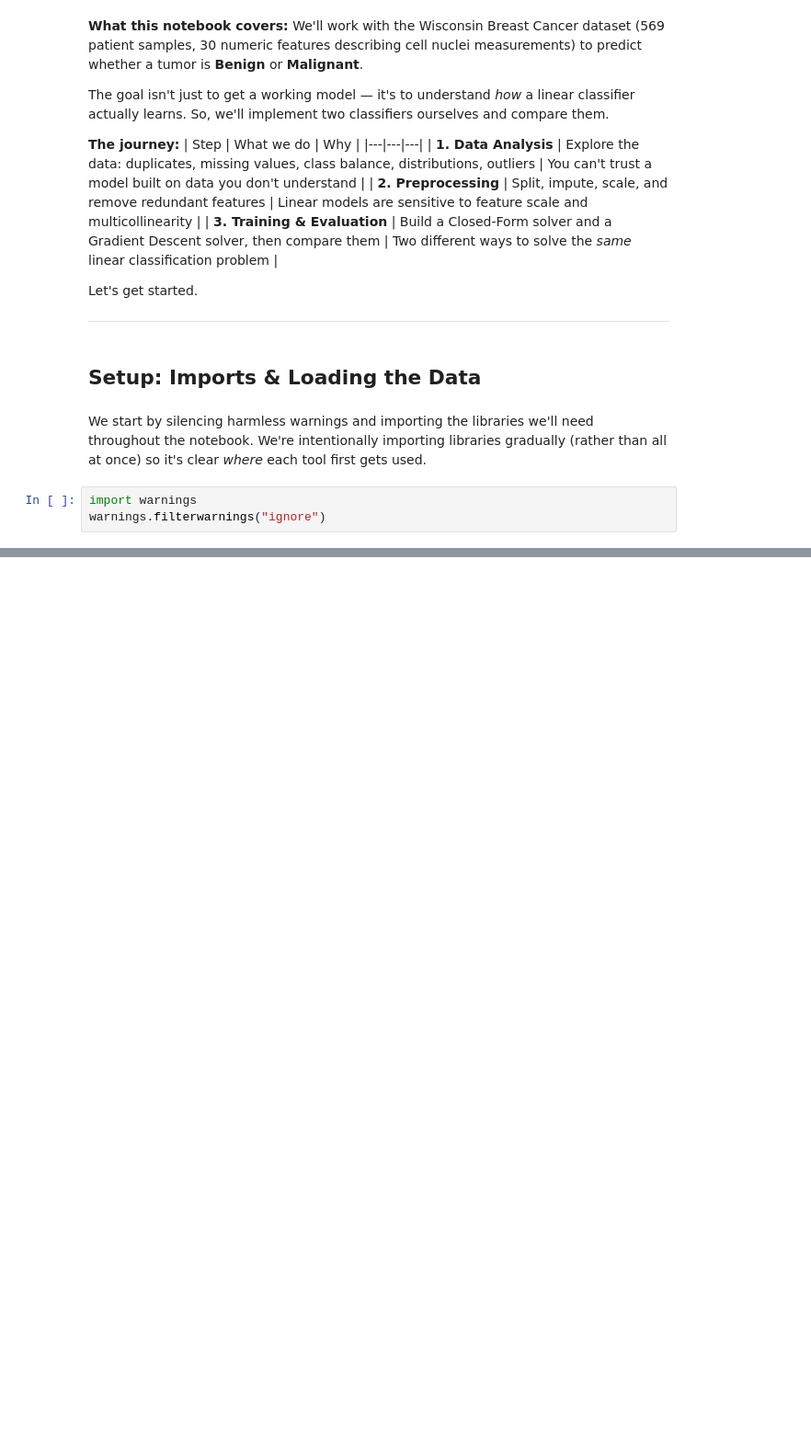
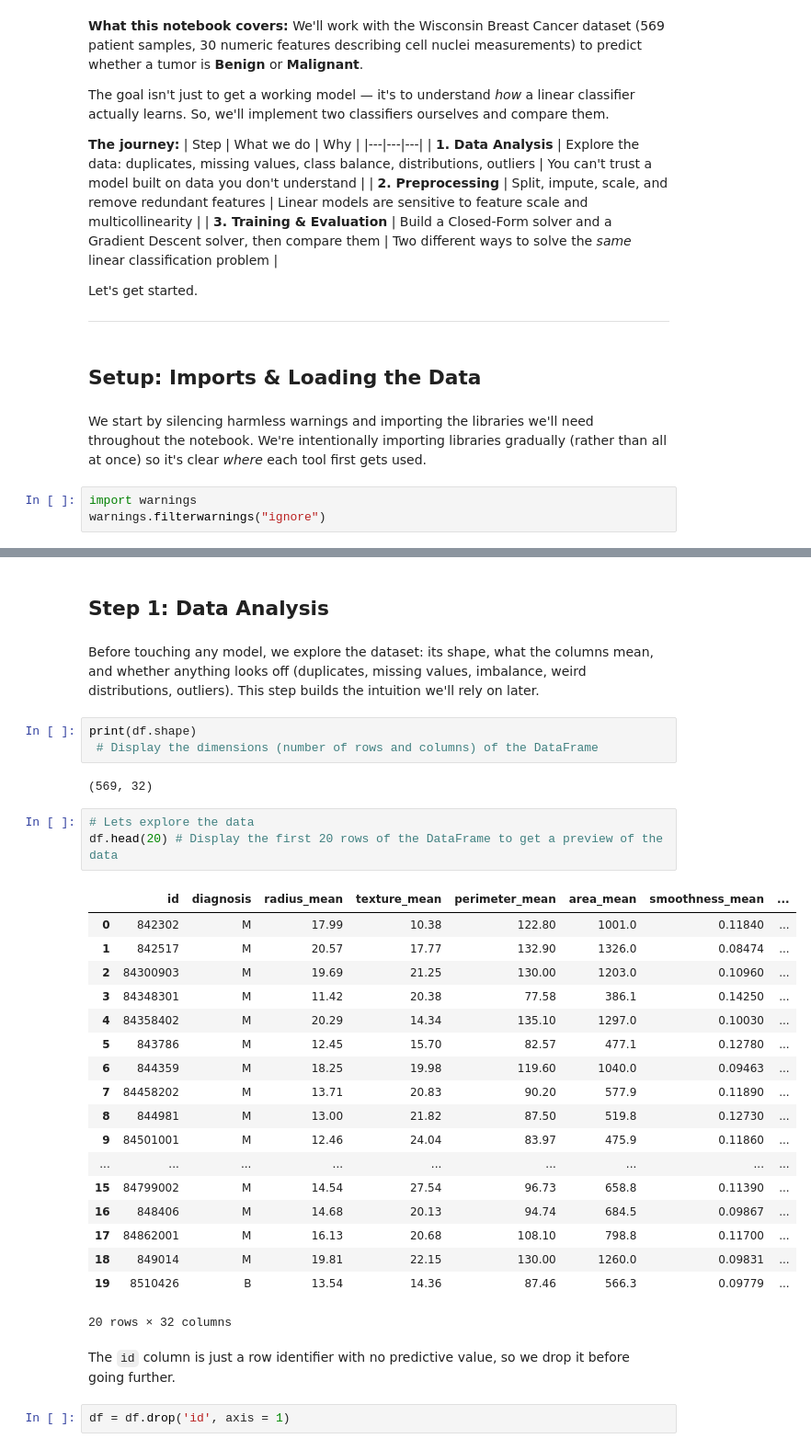
Before and after one commit to swayambhu2010/Python-Visibility, a Jupyter notebook: Data analysis, pre-processing and visualization/Week_1_v_0_0.ipynb, the cells around one changed output, grey strips where cells are left out. Shown at 92% size. Cells and saved outputs as stored; diff of their text form; blank space fills up the shorter version.

```diff
--- a/Data analysis, pre-processing and visualization/Week_1_v_0_0.ipynb
+++ b/Data analysis, pre-processing and visualization/Week_1_v_0_0.ipynb
@@ -32,0 +33,35 @@ FileNotFoundError: [Errno 2] No such file or directory: '/content/dataset.csv'
+# %% [markdown]
+## Step 1: Data Analysis
+# %% [markdown]
+Before touching any model, we explore the dataset: its shape, what the columns mean, and whether anything looks off (duplicates, missing values, imbalance, weird distributions, outliers). This step builds the intuition we'll rely on later.
+# %%
+print(df.shape)
+ # Display the dimensions (number of rows and columns) of the DataFrame
+# %% [output]
+(569, 32)
+# %%
+# Lets explore the data
+df.head(20) # Display the first 20 rows of the DataFrame to get a preview of the data
+# %% [output]
+|  | id | diagnosis | radius_mean | texture_mean | perimeter_mean | area_mean | smoothness_mean | ... |
+| 0 | 842302 | M | 17.99 | 10.38 | 122.80 | 1001.0 | 0.11840 | ... |
+| 1 | 842517 | M | 20.57 | 17.77 | 132.90 | 1326.0 | 0.08474 | ... |
+| 2 | 84300903 | M | 19.69 | 21.25 | 130.00 | 1203.0 | 0.10960 | ... |
+| 3 | 84348301 | M | 11.42 | 20.38 | 77.58 | 386.1 | 0.14250 | ... |
+| 4 | 84358402 | M | 20.29 | 14.34 | 135.10 | 1297.0 | 0.10030 | ... |
+| 5 | 843786 | M | 12.45 | 15.70 | 82.57 | 477.1 | 0.12780 | ... |
+| 6 | 844359 | M | 18.25 | 19.98 | 119.60 | 1040.0 | 0.09463 | ... |
+| 7 | 84458202 | M | 13.71 | 20.83 | 90.20 | 577.9 | 0.11890 | ... |
+| 8 | 844981 | M | 13.00 | 21.82 | 87.50 | 519.8 | 0.12730 | ... |
+| 9 | 84501001 | M | 12.46 | 24.04 | 83.97 | 475.9 | 0.11860 | ... |
+| ... | ... | ... | ... | ... | ... | ... | ... | ... |
+| 15 | 84799002 | M | 14.54 | 27.54 | 96.73 | 658.8 | 0.11390 | ... |
+| 16 | 848406 | M | 14.68 | 20.13 | 94.74 | 684.5 | 0.09867 | ... |
+| 17 | 84862001 | M | 16.13 | 20.68 | 108.10 | 798.8 | 0.11700 | ... |
+| 18 | 849014 | M | 19.81 | 22.15 | 130.00 | 1260.0 | 0.09831 | ... |
+| 19 | 8510426 | B | 13.54 | 14.36 | 87.46 | 566.3 | 0.09779 | ... |
+20 rows × 32 columns
+# %% [markdown]
+The `id` column is just a row identifier with no predictive value, so we drop it before going further.
+# %%
+df = df.drop('id', axis = 1)
```
Also changed, not shown: parts of 26 cells of this notebook.
